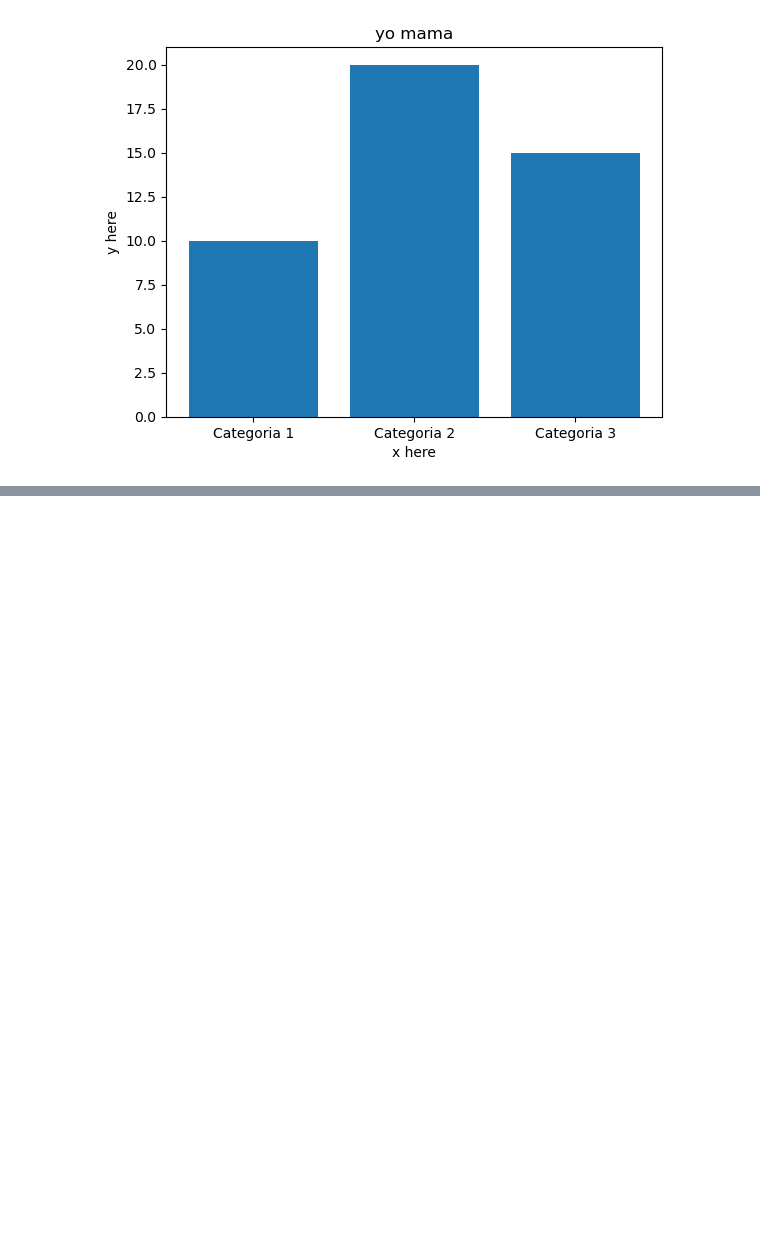
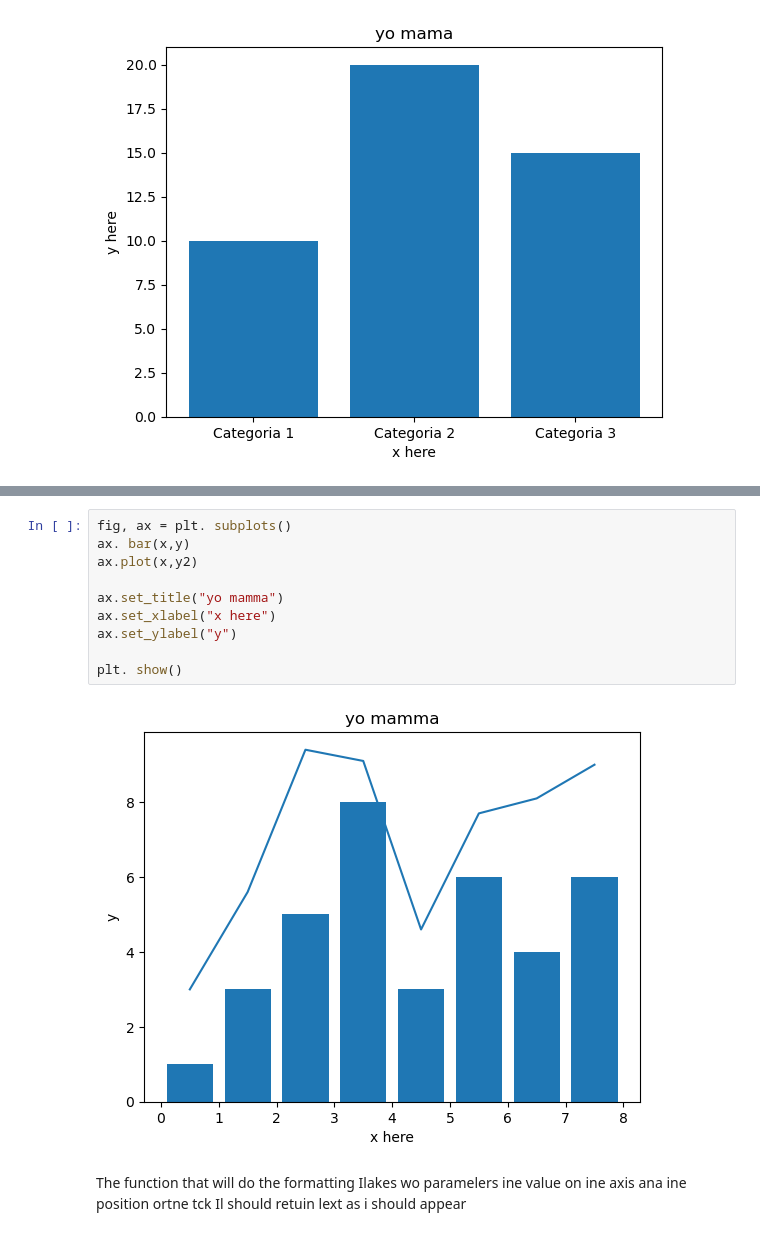
Before and after one commit to GabrielaDomiciano/PFDA, a Jupyter notebook: mywork/week02/matplot.ipynb, the cells around one changed output, grey strips where cells are left out. Saved outputs shown, nothing was run; the diff lists cells and outputs as text; blank space fills up the shorter version.

```diff
--- a/mywork/week02/matplot.ipynb
+++ b/mywork/week02/matplot.ipynb
@@ -20,0 +71,15 @@ plt.show()
+# %%
+fig, ax = plt. subplots()
+ax. bar(x,y)
+ax.plot(x,y2)
+
+ax.set_title("yo mamma")
+ax.set_xlabel("x here")
+ax.set_ylabel("y")
+
+plt. show()
+# %% [output]
+[figure, added]
+# %% [markdown]
+The function that will do the formatting
+Ilakes wo paramelers ine value on ine axis ana ine position ortne tck Il should retuin lext as i should appear
```
Also changed, not shown: parts of 11 cells of this notebook.
